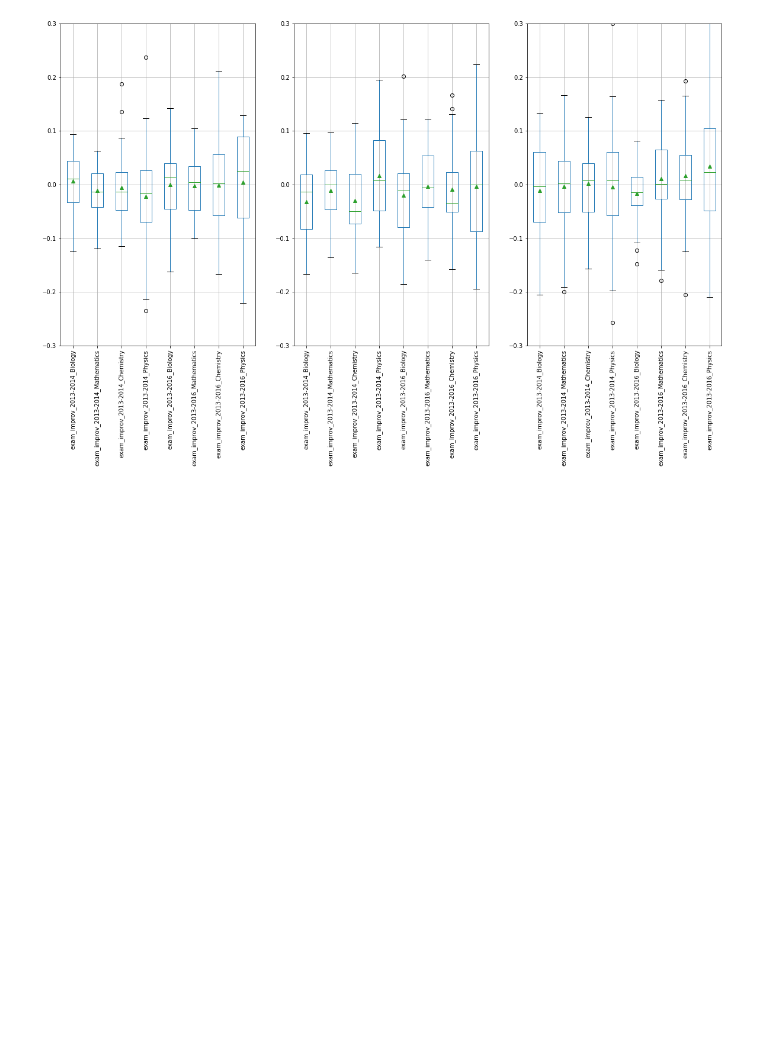
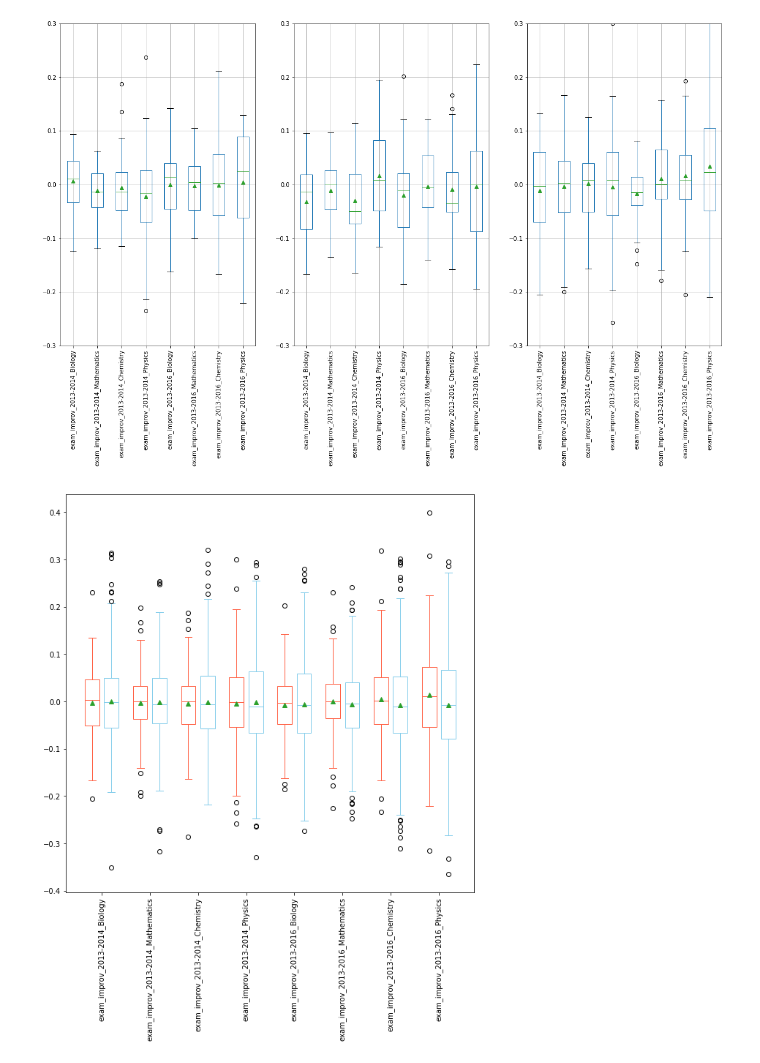
Before and after one commit to KeepFloyding/IP-research, a Jupyter notebook: Stats_Analysis/additional_analysis/Bin by FSM and IDACI.ipynb, the cells around one changed output. Drawn from its saved outputs; the diff is of its cells as text; code cells hidden in the pictures; blank space fills up the shorter version.

```diff
--- a/Stats_Analysis/additional_analysis/Bin by FSM and IDACI.ipynb
+++ b/Stats_Analysis/additional_analysis/Bin by FSM and IDACI.ipynb
@@ -141,3 +150,27 @@ print('Exam improvement between Low, Medium and High FSM groups of those that ar
 # %% [output]
 Exam improvement between Low, Medium and High FSM groups of those that are active
 [figure]
+# %%
+A = df[df['categories'] == 'Active'].filter(regex='exam_improv').values
+B = df[df['categories'] == 'Inactive'].filter(regex='exam_improv').values
+
+def draw_plot(data, offset,edge_color, fill_color):
+    pos = np.arange(data.shape[1])+offset
+    bp = ax.boxplot(data, positions= pos, widths=0.3, patch_artist=True, manage_xticks=False,showmeans=True)
+    for element in ['boxes', 'whiskers', 'fliers', 'medians', 'caps']:
+        plt.setp(bp[element], color=edge_color)
+    for patch in bp['boxes']:
+        patch.set(facecolor=fill_color)
+
+fig, ax = plt.subplots(figsize=(10,10))
+
+plt.xticks(rotation=90)
+labels = np.array(df.filter(regex='exam_improv').columns)
+labels = np.insert(labels,0,0)
+ax.set_xticklabels(labels)
+#
+
+draw_plot(A, -0.2, "tomato", "white")
+draw_plot(B, +0.2,"skyblue", "white")
+# %% [output]
+[figure, added]
```
Also changed, not shown: parts of 12 cells of this notebook, 2 other files.
